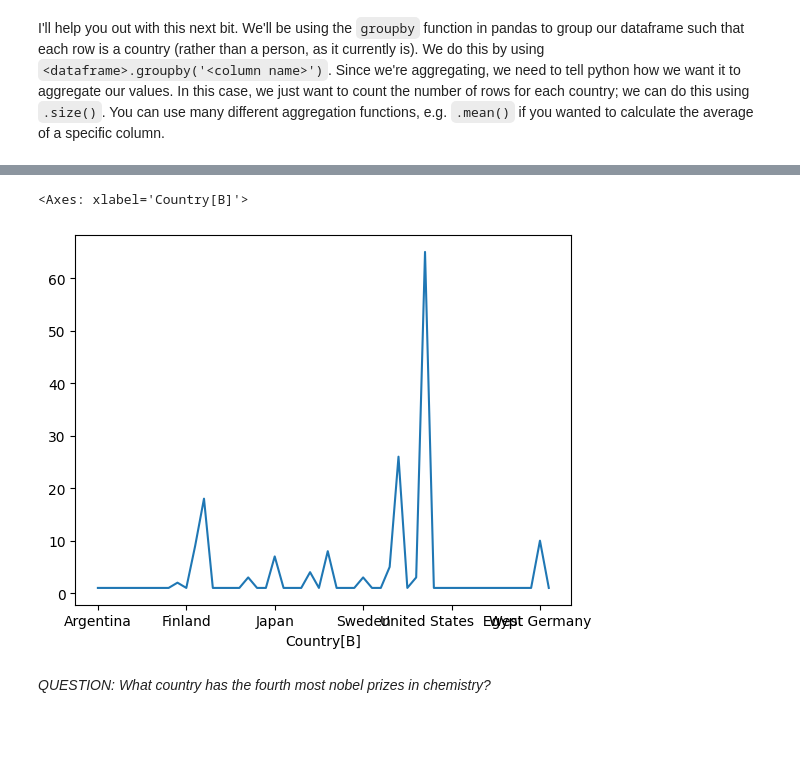
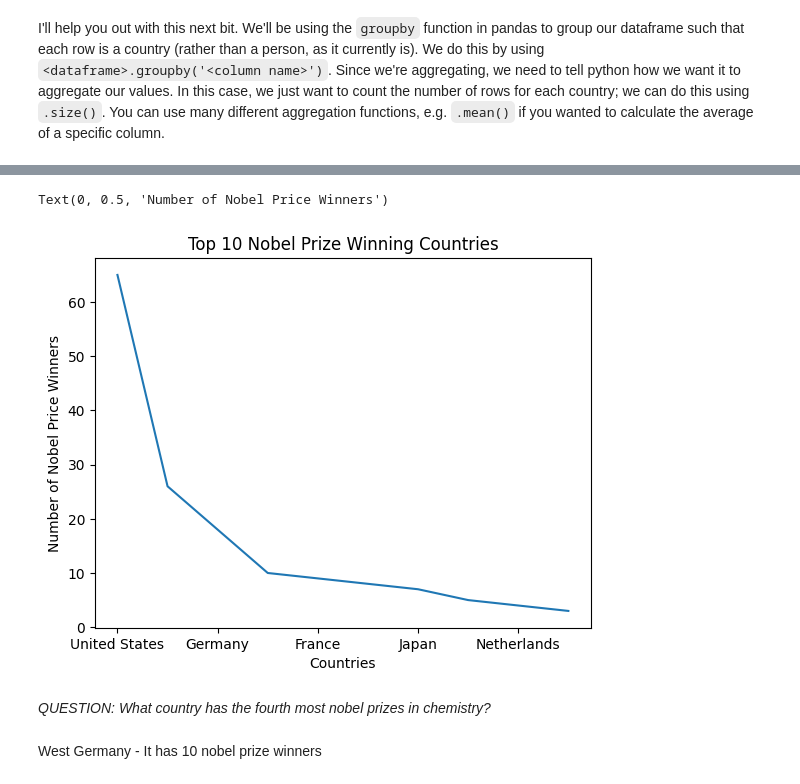
Before and after one commit to nyreemarsh/QM2, a Jupyter notebook: notebooks/W02. Pandas.ipynb, the cells around one changed output, grey strips where cells are left out. Cells and saved outputs as stored; diff of their text form; code cells hidden in the pictures; blank space fills up the shorter version.

```diff
--- a/notebooks/W02. Pandas.ipynb
+++ b/notebooks/W02. Pandas.ipynb
@@ -581,6 +581,8 @@ I'll help you out with this next bit. We'll be using the `groupby` function in p
 countries=chem.groupby('Country[B]').size()
 
 #now let's sort it in descending order
-countries.sort_values(ascending=False)
+top_10_countries = countries.sort_values(ascending=False).head(10)
+
+print(top_10_countries)
 # %% [output]
 Country[B]
@@ -603,11 +600,16 @@ dtype: int64
 # %%
 # finally, plot the top 10 countries
 
-import matplotlib
+import matplotlib.pyplot as plt
 
-countries.plot()
+top_10_countries.plot()
+plt.title('Top 10 Nobel Prize Winning Countries')
+plt.xlabel('Countries')
+plt.ylabel('Number of Nobel Price Winners')
 # %% [output]
-<Axes: xlabel='Country[B]'>
+Text(0, 0.5, 'Number of Nobel Price Winners')
-[figure, old version]
+[figure, new version]
 # %% [markdown]
 *QUESTION: What country has the fourth most nobel prizes in chemistry?*
+# %% [markdown]
+West Germany - It has 10 nobel prize winners
```
Also changed, not shown: parts of 1 cell of this notebook.
